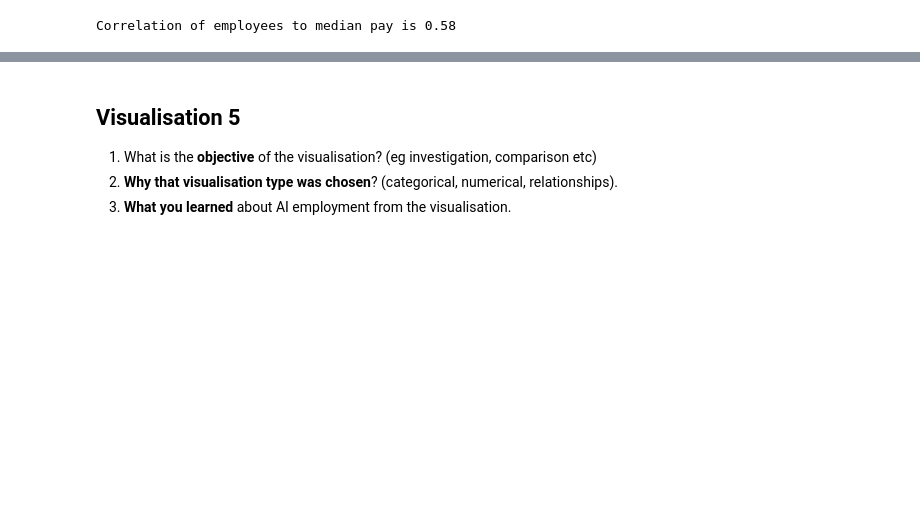
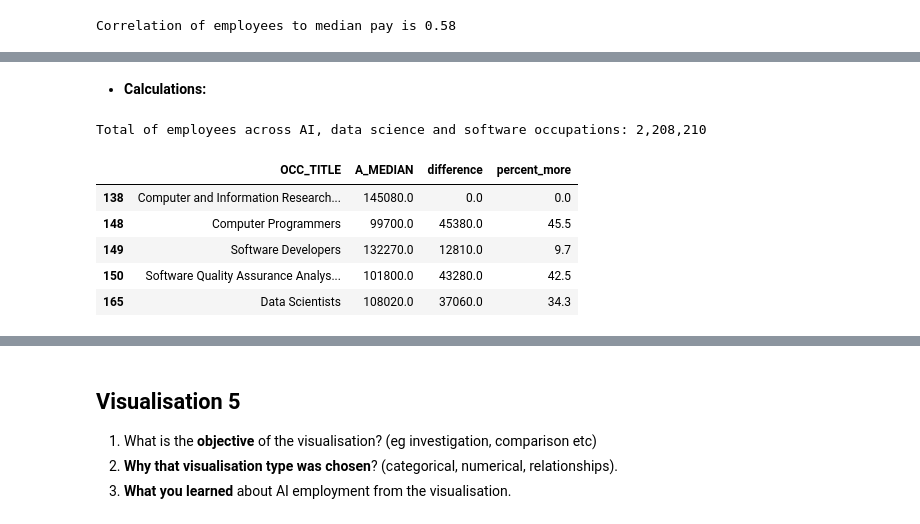
Before and after one commit to BarbSouza/data-visualisation, a Jupyter notebook: data-visualisation.ipynb, the cells around one changed output, grey strips where cells are left out. Drawn from its saved outputs; the diff is of its cells as text; code cells hidden in the pictures; blank space fills up the shorter version.

```diff
--- a/data-visualisation.ipynb
+++ b/data-visualisation.ipynb
@@ -453,0 +478,17 @@ print(round(high_pay_devs / all_devs *100, 1), "% of developer work in the 10 st
+# %% [markdown]
+- **Calculations:**
+# %%
+total_share = national_fields["TOT_EMP"].sum()
+print(f"Total of employees across AI, data science and software occupations: {total_share:,.0f}")
+ai_median = national_fields.loc[national_fields["OCC_TITLE"] == "Computer and Information Research Scientists", "A_MEDIAN"].iloc[0]
+national_fields["difference"] = ai_median - national_fields["A_MEDIAN"]
+national_fields["percent_more"] = ((ai_median / national_fields["A_MEDIAN"] - 1) * 100).round(1)
+national_fields[["OCC_TITLE", "A_MEDIAN", "difference", "percent_more"]]
+# %% [output]
+Total of employees across AI, data science and software occupations: 2,208,210
+|  | OCC_TITLE | A_MEDIAN | difference | percent_more |
+| 138 | Computer and Information Research... | 145080.0 | 0.0 | 0.0 |
+| 148 | Computer Programmers | 99700.0 | 45380.0 | 45.5 |
+| 149 | Software Developers | 132270.0 | 12810.0 | 9.7 |
+| 150 | Software Quality Assurance Analys... | 101800.0 | 43280.0 | 42.5 |
+| 165 | Data Scientists | 108020.0 | 37060.0 | 34.3 |
```
Also changed, not shown: parts of 9 cells of this notebook.
